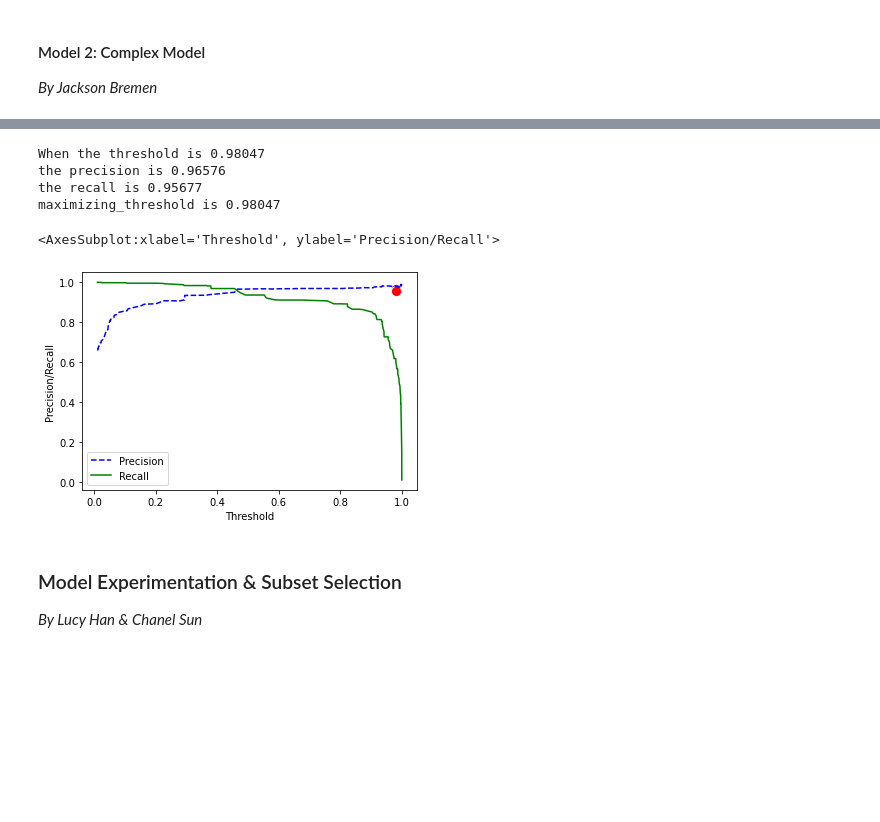
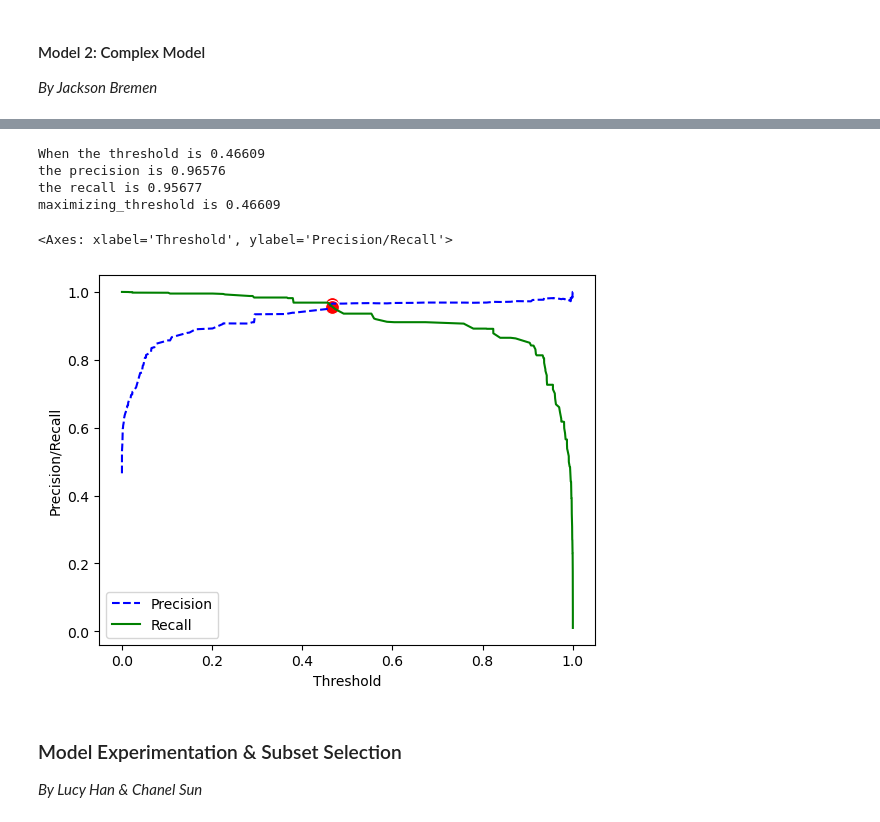
Before and after one commit to jprette/STAT303-2-Final_Project, a Jupyter notebook: Final Deliverables/Project Code Template.ipynb, the cells around one changed output, grey strips where cells are left out. Saved outputs shown, nothing was run; the diff lists cells and outputs as text; code cells hidden in the pictures; blank space fills up the shorter version.

```diff
--- a/Final Deliverables/Project Code Template.ipynb
+++ b/Final Deliverables/Project Code Template.ipynb
@@ -373,34 +393,36 @@ ROC-AUC = 98.8%
 # %%
 # Find the optimal cutoff
 y = train_2['poisonous']
 y_predict = model_2.predict(train_2)
 p, r, prc_thresholds = precision_recall_curve(train_2['poisonous'], model_2.predict(train_2))
 
 fpr, tpr, thresholds = roc_curve(y, y_predict)
 
 plot_precision_vs_threshold(p, r, prc_thresholds)
 
-maximizing_threshold = thresholds[np.argmax(p[:-1] * r[:-1])]
+ind = np.argmax((p[:-1]) * (r[:-1]))
+
+maximizing_threshold = prc_thresholds[ind]
 
 print(f"When the threshold is {round(maximizing_threshold, 5)}")
-print(f"the precision is {round(p[np.argmin(np.abs(thresholds - maximizing_threshold))], 5)}")
-print(f"the recall is {round(r[np.argmin(np.abs(thresholds - maximizing_threshold))], 5)}")
+print(f"the precision is {round(p[ind], 5)}")
+print(f"the recall is {round(r[ind], 5)}")
 print(f"maximizing_threshold is {round(maximizing_threshold, 5)}")
 
 # Find the point in precision where threshold is closest to maximizing_threshold
 
-y0 = p[np.argmin(np.abs(thresholds - maximizing_threshold))]
-y1 = r[np.argmin(np.abs(thresholds - maximizing_threshold))]
+y0 = p[np.argmin(np.abs(prc_thresholds - maximizing_threshold))]
+y1 = r[np.argmin(np.abs(prc_thresholds - maximizing_threshold))]
 
 sns.scatterplot(x=[maximizing_threshold], y=[y0], color='red', s=100)
 sns.scatterplot(x=[maximizing_threshold], y=[y1], color='red', s=100)
 # %% [output]
-When the threshold is 0.98047
+When the threshold is 0.46609
 the precision is 0.96576
 the recall is 0.95677
-maximizing_threshold is 0.98047
+maximizing_threshold is 0.46609
-<AxesSubplot:xlabel='Threshold', ylabel='Precision/Recall'>
+<Axes: xlabel='Threshold', ylabel='Precision/Recall'>
-[figure, old version]
+[figure, new version]
 # %% [markdown]
 ### Model Experimentation & Subset Selection
 
```
Also changed, not shown: parts of 13 cells of this notebook, 2 other files.
